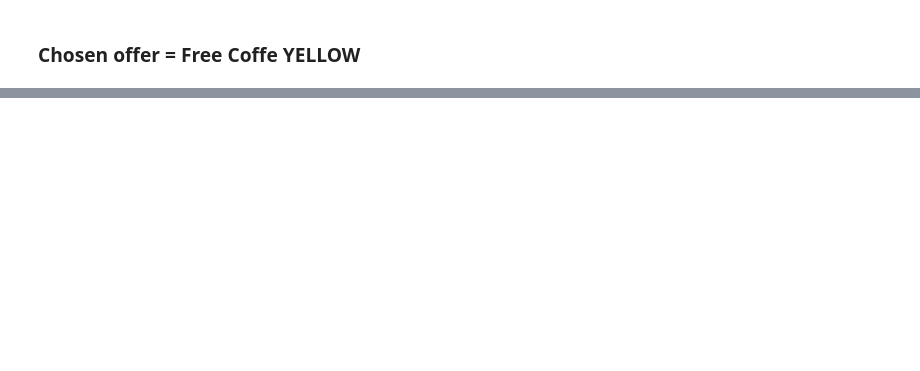
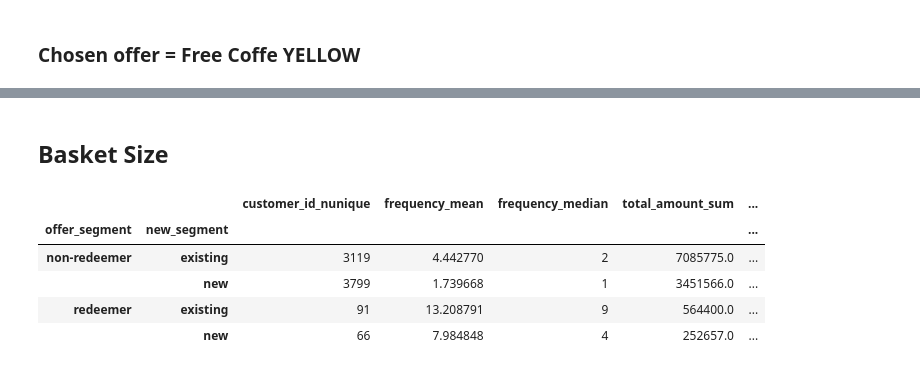
Before and after one commit to tryflux/adhoc-analysis, a Jupyter notebook: src/insights_product/offers_new_customers/metrics.ipynb, the cells around one changed output, grey strips where cells are left out. Saved outputs shown, nothing was run; the diff lists cells and outputs as text; code cells hidden in the pictures; blank space fills up the shorter version.

```diff
--- a/src/insights_product/offers_new_customers/metrics.ipynb
+++ b/src/insights_product/offers_new_customers/metrics.ipynb
@@ -235,0 +614,11 @@ df_off.head()
+# %% [markdown]
+## Basket Size
+# %%
+agg2
+# %% [output]
+|  |  | customer_id_nunique | frequency_mean | frequency_median | total_amount_sum | ... |
+| offer_segment | new_segment |  |  |  |  | ... |
+| non-redeemer | existing | 3119 | 4.442770 | 2 | 7085775.0 | ... |
+|  | new | 3799 | 1.739668 | 1 | 3451566.0 | ... |
+| redeemer | existing | 91 | 13.208791 | 9 | 564400.0 | ... |
+|  | new | 66 | 7.984848 | 4 | 252657.0 | ... |
```
Also changed, not shown: parts of 61 cells of this notebook, 1 other file.
